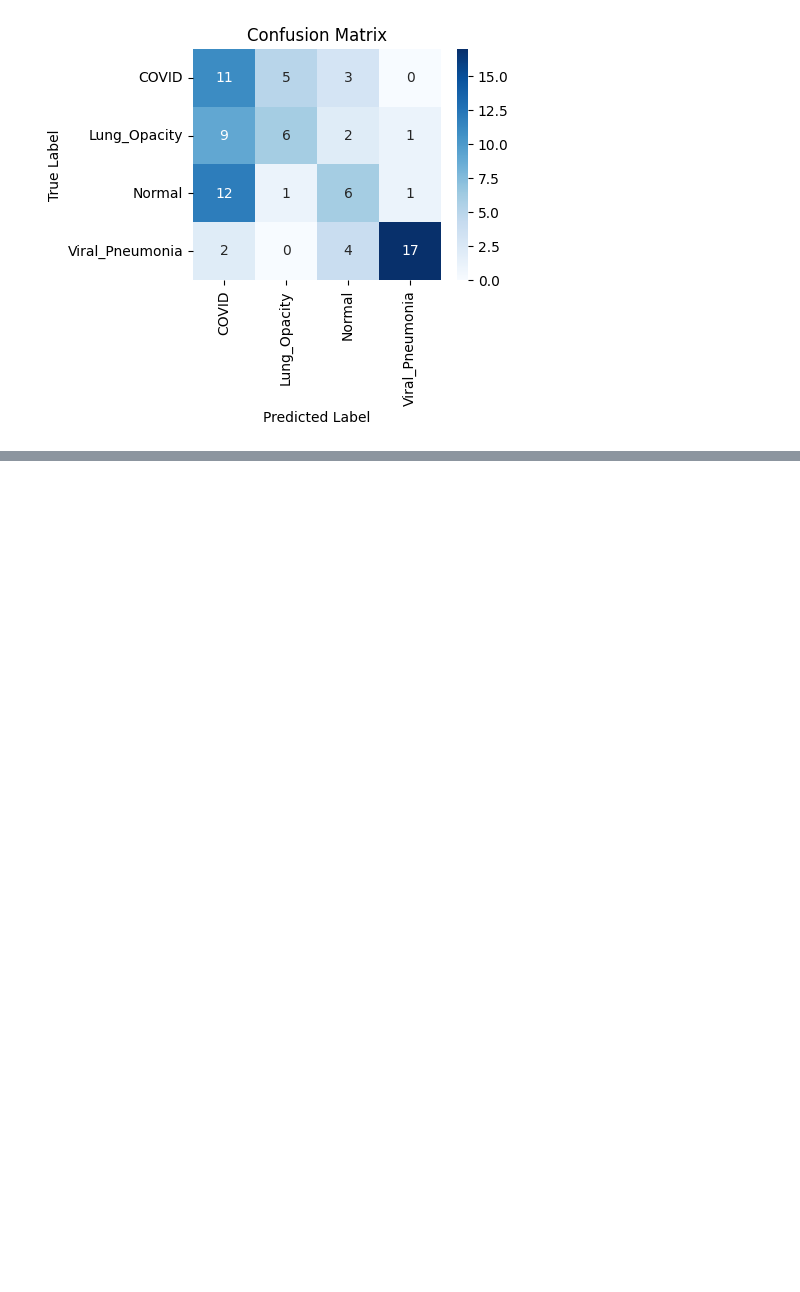
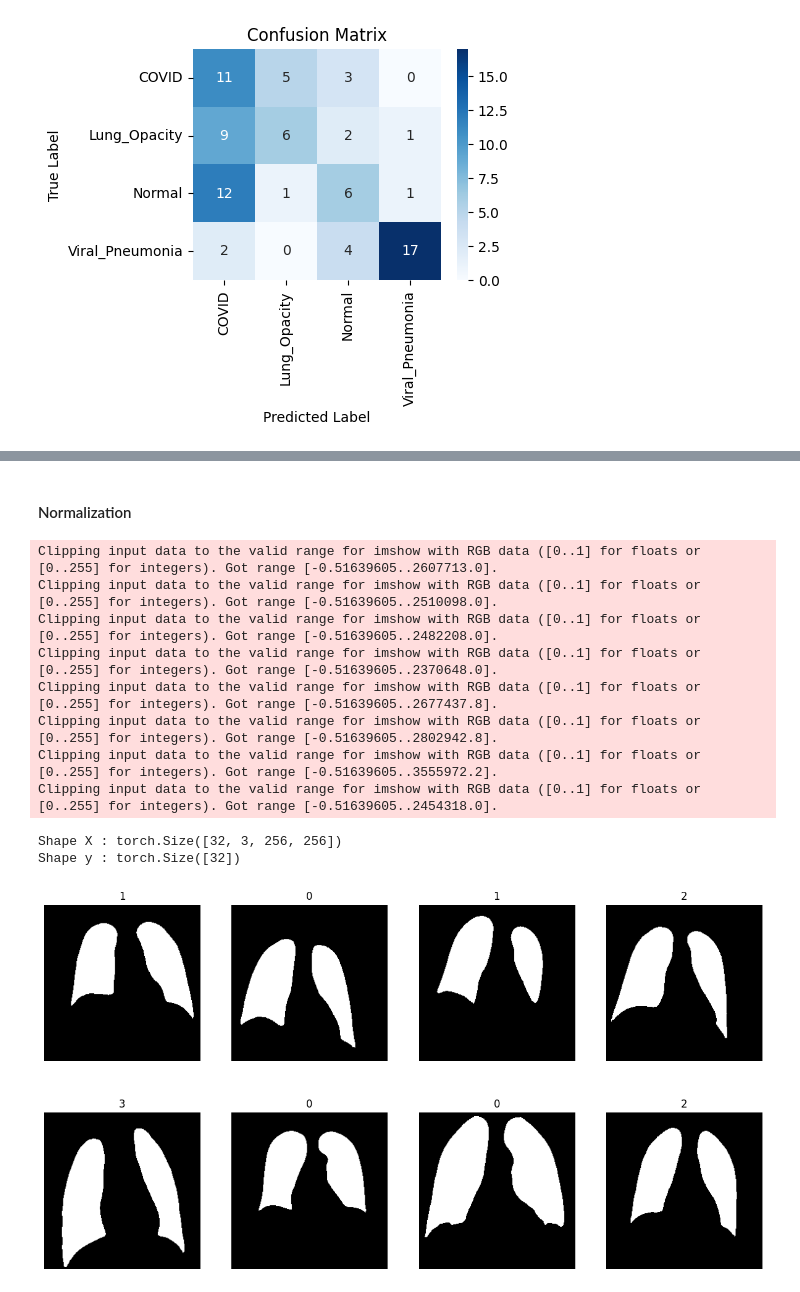
Before and after one commit to mmelkowski/radio_pulmo, a Jupyter notebook: notebooks/MME_notebook.ipynb, the cells around one changed output, grey strips where cells are left out. Drawn from its saved outputs; the diff is of its cells as text; code cells hidden in the pictures; blank space fills up the shorter version.

Commit message:
FEAT(notebook): Add PyTorch example A basic model and a test based on Dense-121 was added.

```diff
--- a/notebooks/MME_notebook.ipynb
+++ b/notebooks/MME_notebook.ipynb
@@ -21,7 +21,7 @@ folder_to_process = ["Lung_Opacity","COVID","Normal","Viral_Pneumonia"]
 
 # Setting to output a smaller dataset of tiny_size number of images
 make_tiny = True
-tiny_size = 100
+tiny_size = 1000
 # %% [markdown]
 #### Converting
 # %%
@@ -484,0 +503,20 @@ plt.show()
+# %%
+import torch
+from torchvision import datasets, transforms
+from torch.utils.data import DataLoader
+import pathlib
+
+# config
+dataset_path = pathlib.Path("/home/tylio/code/Project_radio_pulmo/code/radio_pulmo/data/processed/covid_19_masked_tiny")
+
+# Définir les transformations (optionnel, mais recommandé)
+transform = transforms.Compose([
+    # transforms.Resize((64, 64)),  # Redimensionne les images
+    transforms.ToTensor(),  # Convertit les images en tenseurs
+])
+
+# Charger les données à partir du dossier
+full_dataset = datasets.ImageFolder(root=dataset_path, transform=transform)
+#dataset_test = datasets.ImageFolder(root='Testing', transform=transform)
+# %% [markdown]
+#### Normalization
@@ -484,0 +554,32 @@ plt.show()
+# %%
+dataset_train, dataset_test = torch.utils.data.random_split(full_dataset, [0.8, 0.2])
+# %%
+dataloader_train = DataLoader(dataset_train, batch_size=32, shuffle=True)
+dataloader_test = DataLoader(dataset_test, batch_size=32, shuffle=False)
+# %%
+import matplotlib.pyplot as plt
+import numpy as np
+X_t, y_t = next(iter(dataloader_train))
+print(f"Shape X : {X_t.shape}")
+print(f"Shape y : {y_t.shape}")
+plt.figure(figsize=(15,8))
+j=1
+for i in np.random.randint(0, len(X_t), size=[8]):
+    plt.subplot(2,4,j)
+    plt.axis('off')
+    im = X_t[i].permute(1, 2, 0)
+    plt.imshow(im)
+    plt.title(y_t[i].item())
+    j+=1
+# %% [output]
+Clipping input data to the valid range for imshow with RGB data ([0..1] for floats or [0..255] for integers). Got range [-0.51639605..2607713.0].
+Clipping input data to the valid range for imshow with RGB data ([0..1] for floats or [0..255] for integers). Got range [-0.51639605..2510098.0].
+Clipping input data to the valid range for imshow with RGB data ([0..1] for floats or [0..255] for integers). Got range [-0.51639605..2482208.0].
+Clipping input data to the valid range for imshow with RGB data ([0..1] for floats or [0..255] for integers). Got range [-0.51639605..2370648.0].
+Clipping input data to the valid range for imshow with RGB data ([0..1] for floats or [0..255] for integers). Got range [-0.51639605..2677437.8].
+Clipping input data to the valid range for imshow with RGB data ([0..1] for floats or [0..255] for integers). Got range [-0.51639605..2802942.8].
+Clipping input data to the valid range for imshow with RGB data ([0..1] for floats or [0..255] for integers). Got range [-0.51639605..3555972.2].
+Clipping input data to the valid range for imshow with RGB data ([0..1] for floats or [0..255] for integers). Got range [-0.51639605..2454318.0].
+Shape X : torch.Size([32, 3, 256, 256])
+Shape y : torch.Size([32])
+[figure, added]
```
Also changed, not shown: parts of 38 cells of this notebook.
